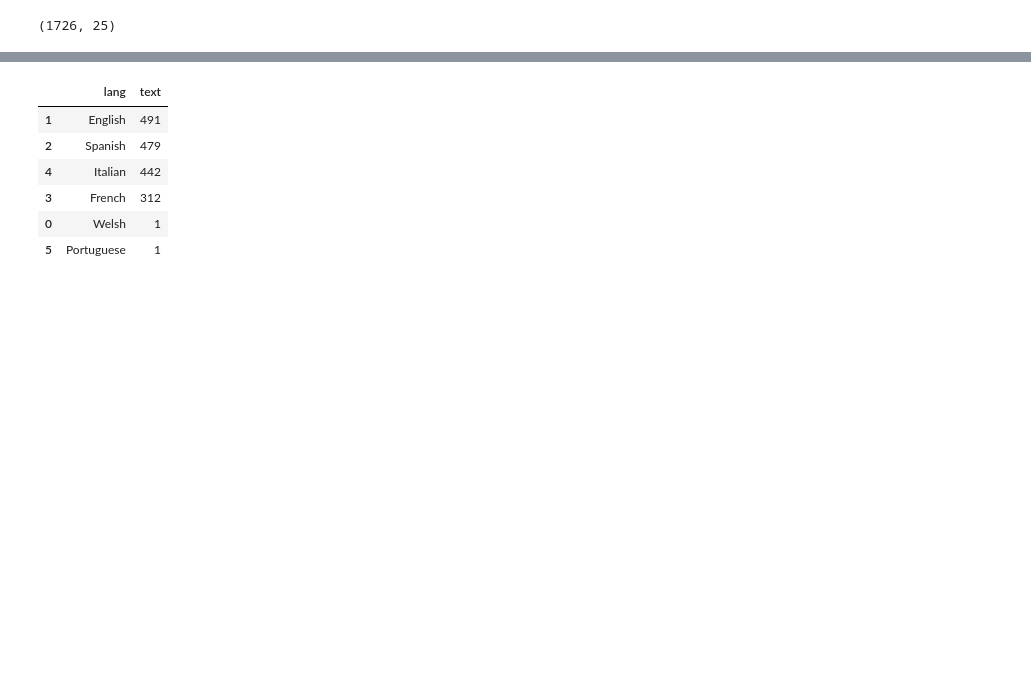
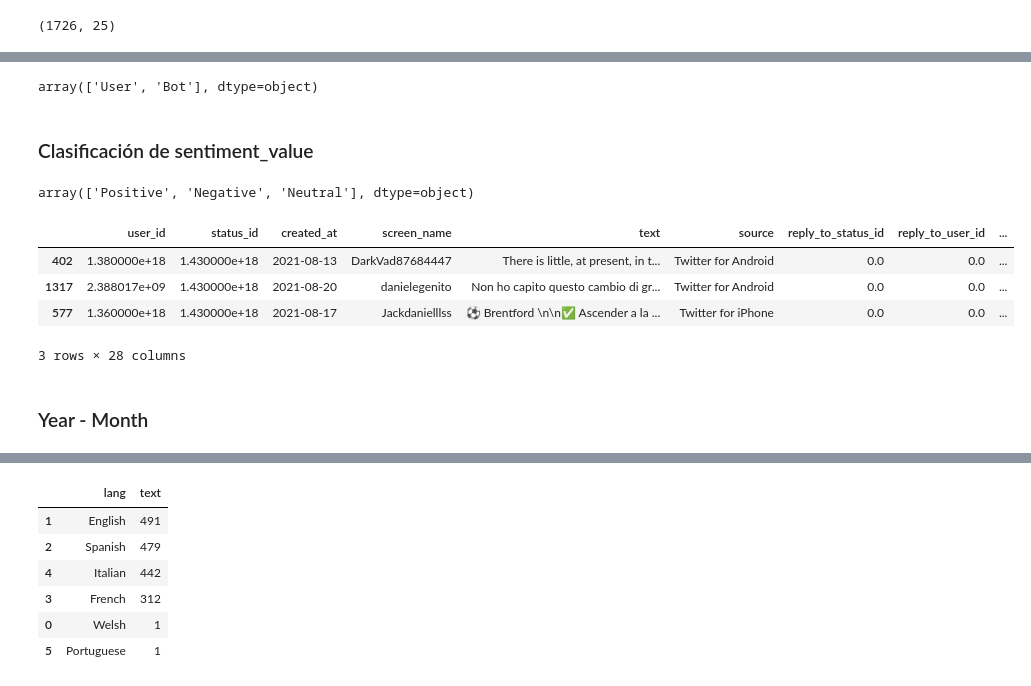
Before and after one commit to r3card0/Twitter-exercise-BI, a Jupyter notebook: Data_Gathering-Transformation.ipynb, the cells around one changed output, grey strips where cells are left out. Cells and saved outputs as stored; diff of their text form; code cells hidden in the pictures; blank space fills up the shorter version.

```diff
--- a/Data_Gathering-Transformation.ipynb
+++ b/Data_Gathering-Transformation.ipynb
@@ -75,0 +143,54 @@ Index(['user_id', 'status_id', 'created_at', 'screen_name', 'text', 'source',
+# %%
+import re
+
+class User_or_bot:
+    def __init__(self):
+        self.sourceList = list(df['source'])
+        self.is_userList = []
+
+    def user_evaluation(self):
+
+        for i in range(0,len(self.sourceList)):
+
+            if re.search("bot|Bot",self.sourceList[i]):
+                self.is_userList.append('Bot')
+            else:
+                self.is_userList.append('User')
+
+        return self.is_userList
+# %%
+df['user_or_bot'] = User_or_bot().user_evaluation()
+# %%
+df['user_or_bot'].unique()
+# %% [output]
+array(['User', 'Bot'], dtype=object)
+# %% [markdown]
+### Clasificación de sentiment_value
+# %%
+# aplicar codigo para clasificar los valores de sentiment_value
+sentimentList = []
+for value in list(df['sentiment_value']):
+    if value > 0:
+        sentimentList.append('Positive')
+    elif value < 0:
+        sentimentList.append('Negative')
+    else:
+        sentimentList.append('Neutral')
+# %%
+# print(sentimentList)
+df['sentiment'] = sentimentList
+# %%
+
+df['sentiment'].unique()
+# %% [output]
+array(['Positive', 'Negative', 'Neutral'], dtype=object)
+# %%
+df.sample(3)
+# %% [output]
+|  | user_id | status_id | created_at | screen_name | text | source | reply_to_status_id | reply_to_user_id | ... |
+| 402 | 1.380000e+18 | 1.430000e+18 | 2021-08-13 | DarkVad87684447 | There is little, at present, in t... | Twitter for Android | 0.0 | 0.0 | ... |
+| 1317 | 2.388017e+09 | 1.430000e+18 | 2021-08-20 | danielegenito | Non ho capito questo cambio di gr... | Twitter for Android | 0.0 | 0.0 | ... |
+| 577 | 1.360000e+18 | 1.430000e+18 | 2021-08-17 | Jackdanielllss | ⚽️ Brentford \n\n✅ Ascender a la ... | Twitter for iPhone | 0.0 | 0.0 | ... |
+3 rows × 28 columns
+# %% [markdown]
+### Year - Month
```
Also changed, not shown: parts of 73 cells of this notebook.
